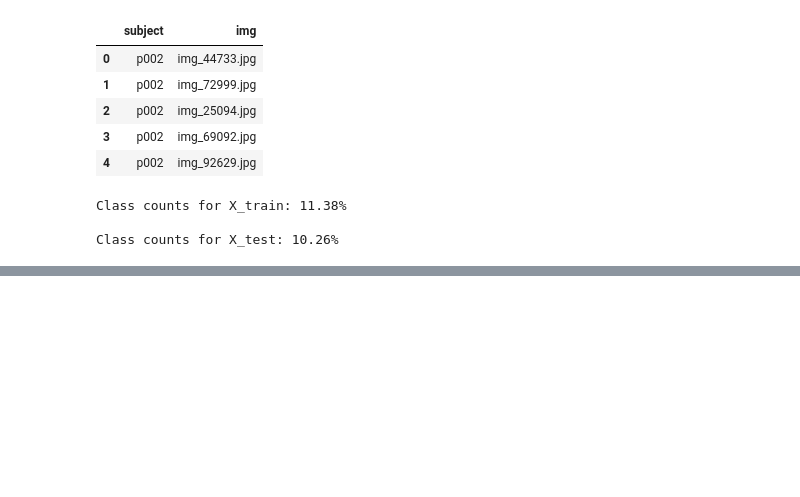
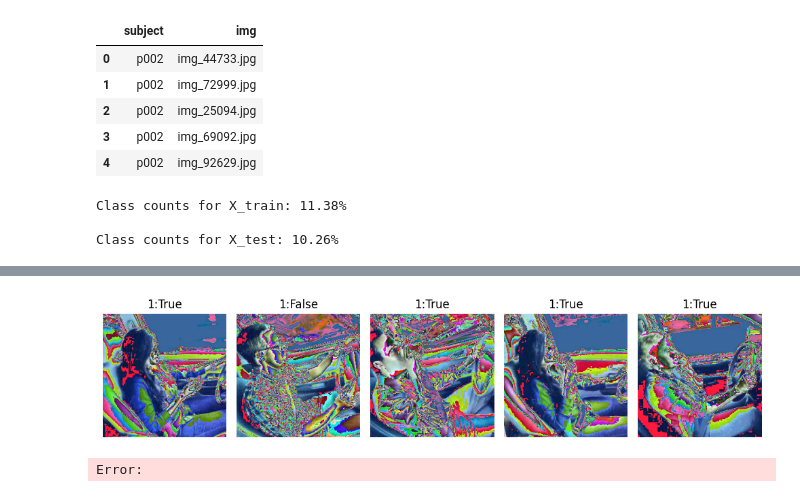
Before and after one commit to Xannadoo/AML_Classifying_distracted_drivers, a Jupyter notebook: statefarm_drivers_01.ipynb, the cells around one changed output, grey strips where cells are left out. Drawn from its saved outputs; the diff is of its cells as text; code cells hidden in the pictures; blank space fills up the shorter version.

Commit message:
multiclass model trained

```diff
--- a/statefarm_drivers_01.ipynb
+++ b/statefarm_drivers_01.ipynb
@@ -280,0 +322,6 @@ train(model, train_loader, val_loader, criterion, optimizer, num_epochs=10)
+# %%
+torch.save(model.state_dict(), 'model_v1.pt')
+
+model = resnet18
+model.load_state_dict(torch.load('model_v1.pt'))
+model.eval()
@@ -280,0 +379,20 @@ train(model, train_loader, val_loader, criterion, optimizer, num_epochs=10)
+# %%
+to_pil = transforms.ToPILImage()
+images, labels = get_random_images(5, 'src/val', y_test)
+
+fig, ax =plt.subplots(1,5, figsize=(10,10))
+ax = ax.flatten()
+
+for ii in range(len(images[0])):
+    image = to_pil(images[0][ii,])
+    index = predict_image(image)
+    r = int(labels[0][ii]) == index
+    ax[ii].set_title(str(index) + ":" + str(r))
+    ax[ii].axis('off')
+
+    ax[ii].imshow(image)
+
+plt.tight_layout()
+plt.show()
+# %% [output]
+[figure, added]
@@ -280,0 +402,16 @@ train(model, train_loader, val_loader, criterion, optimizer, num_epochs=10)
+# %%
+images, labels = get_random_images(500, 'src/val', y_test)
+res = []
+for ii in range(len(images[0])):
+    image = to_pil(images[0][ii,])
+    index = predict_image(image)
+    r = int(labels[0][ii]) == index
+    res.append(index)
+
+sum([1 if i == j else 0 for i,j in zip(res, labels[0])])
+
+cm = confusion_matrix(res, labels[0])
+
+sns.heatmap(cm/len(res), annot=True, fmt='.1%');
+# %% [output]
+Error:
```
Also changed, not shown: parts of 11 cells of this notebook, 4 other files.
